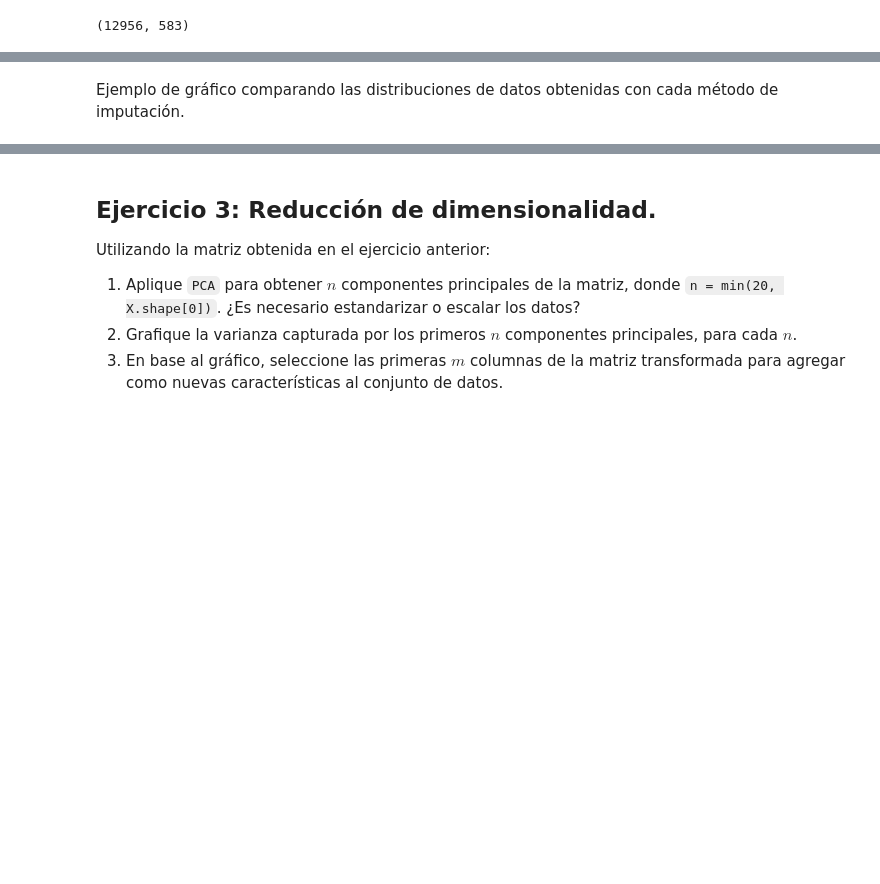
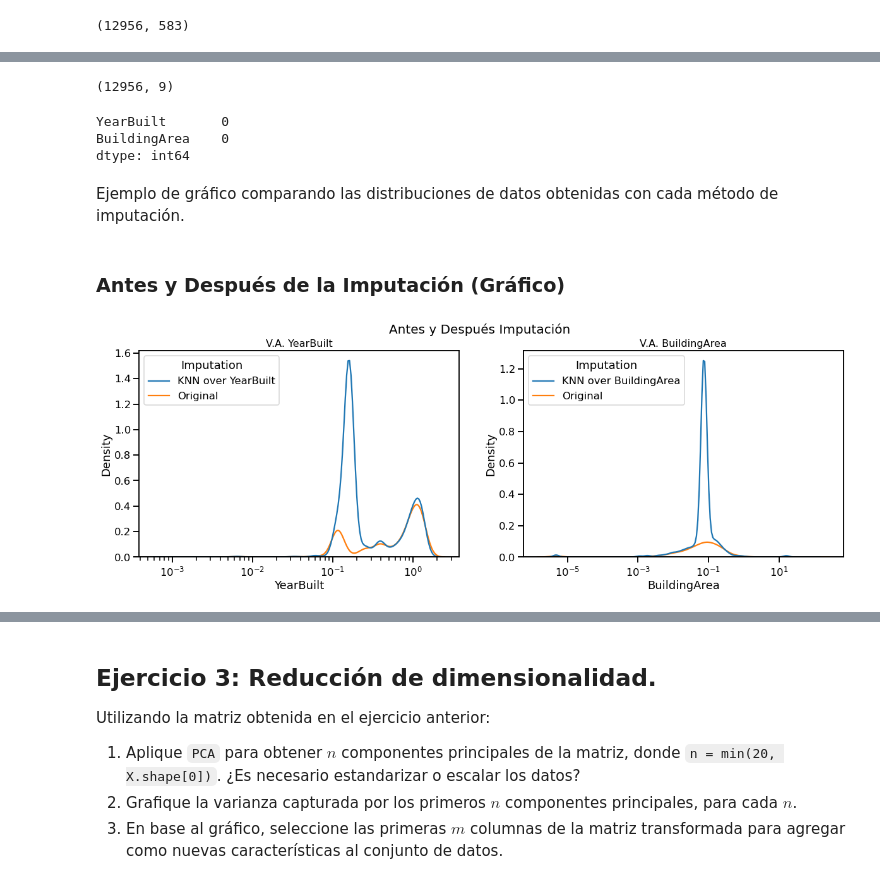
Before and after one commit to JIBarrionuevoGaltier/DiploDatos2021_Grupo_4, a Jupyter notebook: 02_EyCD/Entregable_Parte_2.ipynb, the cells around one changed output, grey strips where cells are left out. Cells and saved outputs as stored; diff of their text form; code cells hidden in the pictures; blank space fills up the shorter version.

```diff
--- a/02_EyCD/Entregable_Parte_2.ipynb
+++ b/02_EyCD/Entregable_Parte_2.ipynb
@@ -199,0 +249,11 @@ En el teórico se presentó el método `IterativeImputer` para imputar valores f
+# %%
+cols = numerical_cols.copy()
+cols.extend(cols_add)
+melb_df_knn_f2 = melb_df_knn_f[cols].copy()
+# %%
+from sklearn.preprocessing import StandardScaler
+
+scaler_knn = StandardScaler()
+melb_knn_sca = scaler_knn.fit_transform(melb_df_knn_f2)
+melb_df_knn_sca = pd.DataFrame(melb_knn_sca, columns=melb_df_knn_f2.columns.values)
+melb_df_knn_sca
@@ -202,8 +288,8 @@ from sklearn.experimental import enable_iterative_imputer
 from sklearn.neighbors import KNeighborsRegressor
 from sklearn.impute import IterativeImputer
 
-melb_data_mice = melb_df.copy(deep=True)
+melb_data_mice = melb_df_knn_sca.copy(deep=True)
 
-mice_imputer = IterativeImputer(random_state=0, estimator=KNeighborsRegressor())
-melb_data_mice[['YearBuilt','BuildingArea']] = mice_imputer.fit_transform(
-    melb_data_mice[['YearBuilt', 'BuildingArea']])
+mice_imputer = IterativeImputer(random_state=0, estimator=KNeighborsRegressor()) #Estima por el algoritmo de KNN
+melb_data_mice[['YearBuilt','BuildingArea']] = mice_imputer.fit_transform(melb_data_mice[['YearBuilt', 'BuildingArea']])
+melb_data_mice
@@ -210,2 +310,12 @@ melb_data_mice[['YearBuilt','BuildingArea']] = mice_imputer.fit_transform(
+# %%
+melb_data_mice.shape
+# %% [output]
+(12956, 9)
+# %%
+melb_data_mice[['YearBuilt','BuildingArea']].isna().sum()
+# %% [output]
+YearBuilt       0
+BuildingArea    0
+dtype: int64
 # %% [markdown]
 Ejemplo de gráfico comparando las distribuciones de datos obtenidas con cada método de imputación.
@@ -219,0 +322,27 @@ g = seaborn.kdeplot(data=data, x='YearBuilt', hue='Imputation')
+# %% [markdown]
+### Antes y Después de la Imputación (Gráfico)
+# %%
+# YearBuilt
+mice_year_built = melb_data_mice.YearBuilt.to_frame()
+mice_year_built['Imputation'] = 'KNN over YearBuilt'
+melb_year_build = melb_df_knn_sca.YearBuilt.dropna().to_frame()
+melb_year_build['Imputation'] = 'Original'
+data_yb = pd.concat([mice_year_built, melb_year_build])
+
+# BuildingArea
+mice_built_area = melb_data_mice.BuildingArea.to_frame()
+mice_built_area['Imputation'] = 'KNN over BuildingArea'
+melb_build_area = melb_df_knn_sca.BuildingArea.dropna().to_frame()
+melb_build_area['Imputation'] = 'Original'
+data_ba = pd.concat([mice_built_area, melb_build_area])
+# %%
+fig, ax = plt.subplots(1, 2, figsize=(20, 6))
+g = sns.kdeplot(data=data_yb, x='YearBuilt', hue='Imputation', ax=ax[0], log_scale=True)
+sns.kdeplot(data=data_ba, x='BuildingArea', hue='Imputation', ax=ax[1], log_scale=True)
+ax[0].set_title('V.A. YearBuilt', fontsize=16)
+ax[1].set_title('V.A. BuildingArea', fontsize=16)
+
+plt.suptitle('Antes y Después Imputación', fontsize=20)
+plt.show()
+# %% [output]
+[figure, added]
```
Also changed, not shown: parts of 33 cells of this notebook, 1 other file.
